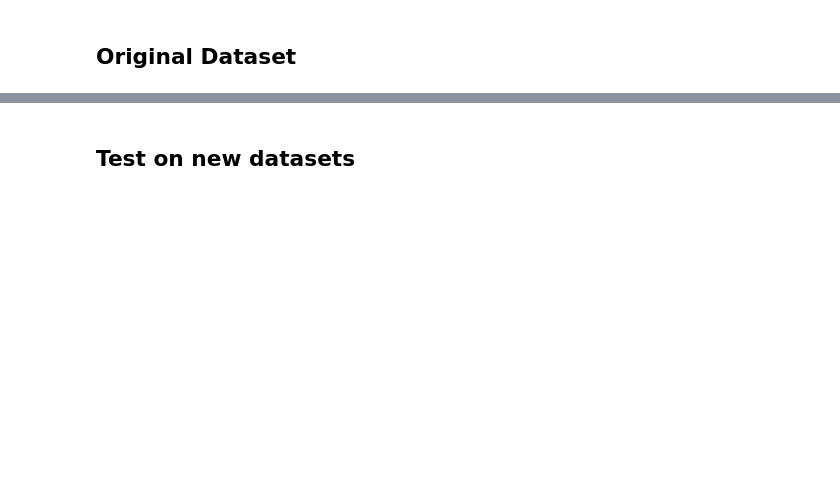
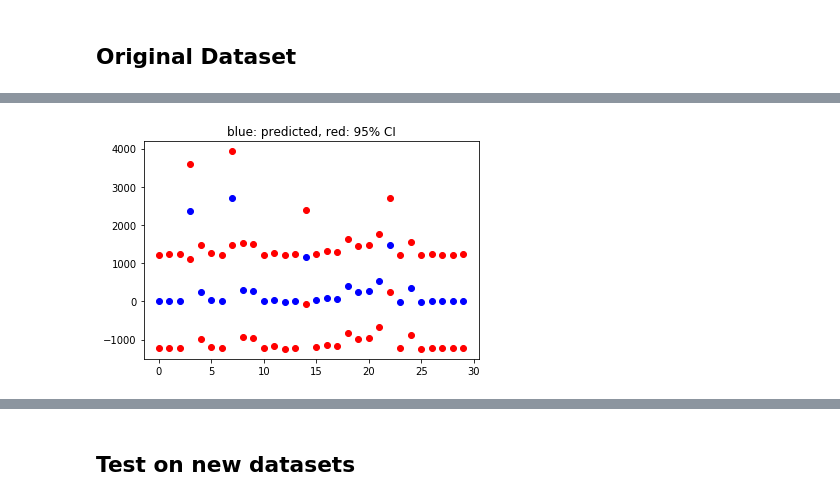
Before and after one commit to brianmcguckin/thinkful_unit_02_supervised_learning, a Jupyter notebook: 02_05_02_validating_linear_regression.ipynb, the cells around one changed output, grey strips where cells are left out. Saved outputs shown, nothing was run; the diff lists cells and outputs as text; code cells hidden in the pictures; blank space fills up the shorter version.

```diff
--- a/02_05_02_validating_linear_regression.ipynb
+++ b/02_05_02_validating_linear_regression.ipynb
@@ -97,0 +151,12 @@ R-squared:
+# %%
+# Use wls_prediction_std to build confidence intervals
+prstd, iv_l, iv_u = wls_prediction_std(lm)
+
+plt.figure()
+plt.plot(iv_u[0:30], 'o', color='r')
+plt.plot(iv_l[0:30], 'o', color='r')
+plt.plot(lm.fittedvalues[0:30], 'o', color='b')
+plt.title('blue: predicted, red: 95% CI')
+plt.show()
+# %% [output]
+[figure, added]
```
Also changed, not shown: parts of 21 cells of this notebook.
